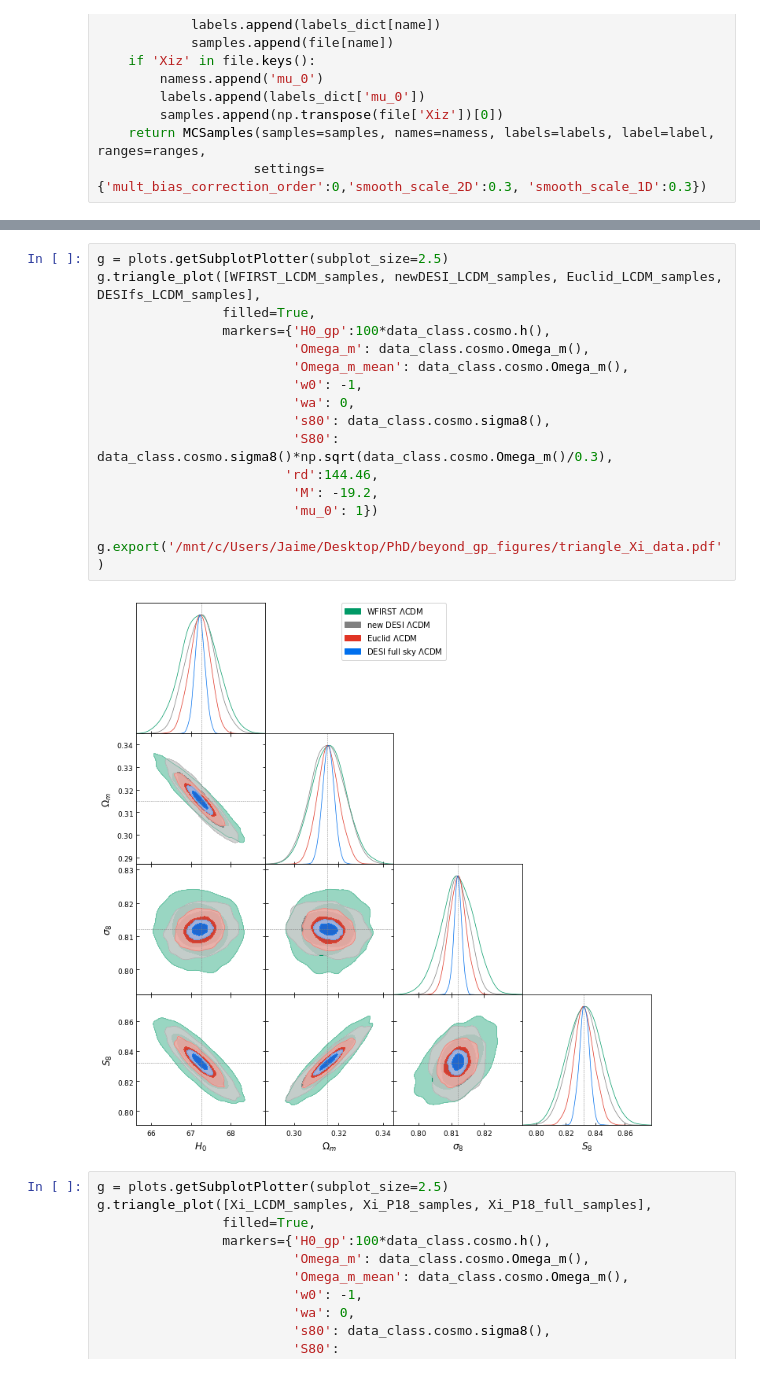
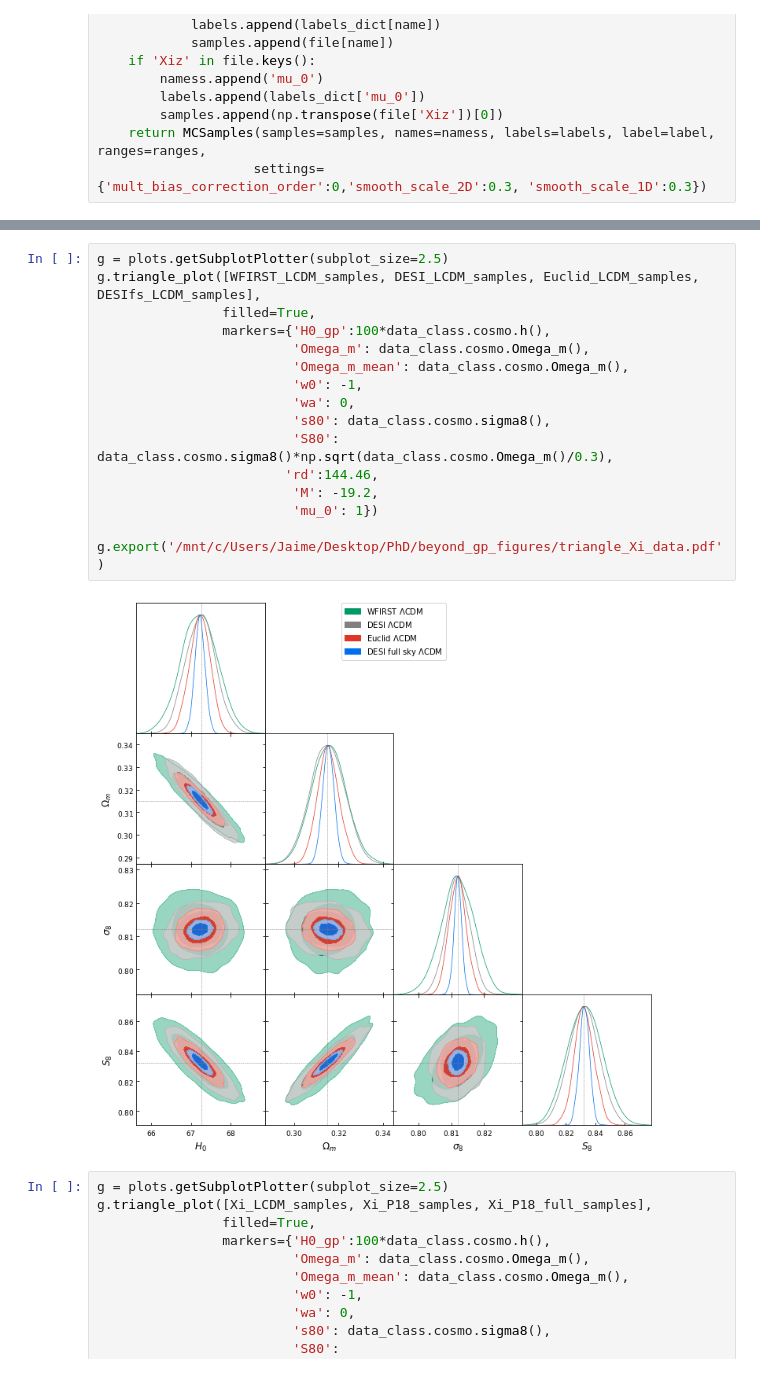
Before and after one commit to JaimeRZP/Growz, a Jupyter notebook: notebooks/plotting_Xi.ipynb, the cells around one changed output, grey strips where cells are left out. Cells and saved outputs as stored; diff of their text form.

Commit message:
Xigp LCDM

```diff
--- a/notebooks/plotting_Xi.ipynb
+++ b/notebooks/plotting_Xi.ipynb
@@ -723,21 +721,21 @@ Removed no burn in
 # %%
 g = plots.getSubplotPlotter(subplot_size=2.5)
-g.triangle_plot([WFIRST_LCDM_samples, newDESI_LCDM_samples, Euclid_LCDM_samples, DESIfs_LCDM_samples],
+g.triangle_plot([WFIRST_LCDM_samples, DESI_LCDM_samples, Euclid_LCDM_samples, DESIfs_LCDM_samples],
                 filled=True,
                 markers={'H0_gp':100*data_class.cosmo.h(),
                          'Omega_m': data_class.cosmo.Omega_m(),
                          'Omega_m_mean': data_class.cosmo.Omega_m(),
                          'w0': -1,
                          'wa': 0,
                          's80': data_class.cosmo.sigma8(),
                          'S80': data_class.cosmo.sigma8()*np.sqrt(data_class.cosmo.Omega_m()/0.3),
                         'rd':144.46,
                          'M': -19.2,
                          'mu_0': 1})
 
 g.export('/mnt/c/Users/Jaime/Desktop/PhD/beyond_gp_figures/triangle_Xi_data.pdf')
 # %% [output]
-[figure, old version]
+[figure, new version]
 # %%
 g = plots.getSubplotPlotter(subplot_size=2.5)
 g.triangle_plot([Xi_LCDM_samples, Xi_P18_samples, Xi_P18_full_samples],
```
Also changed, not shown: parts of 3 cells of this notebook, 1 other file.
